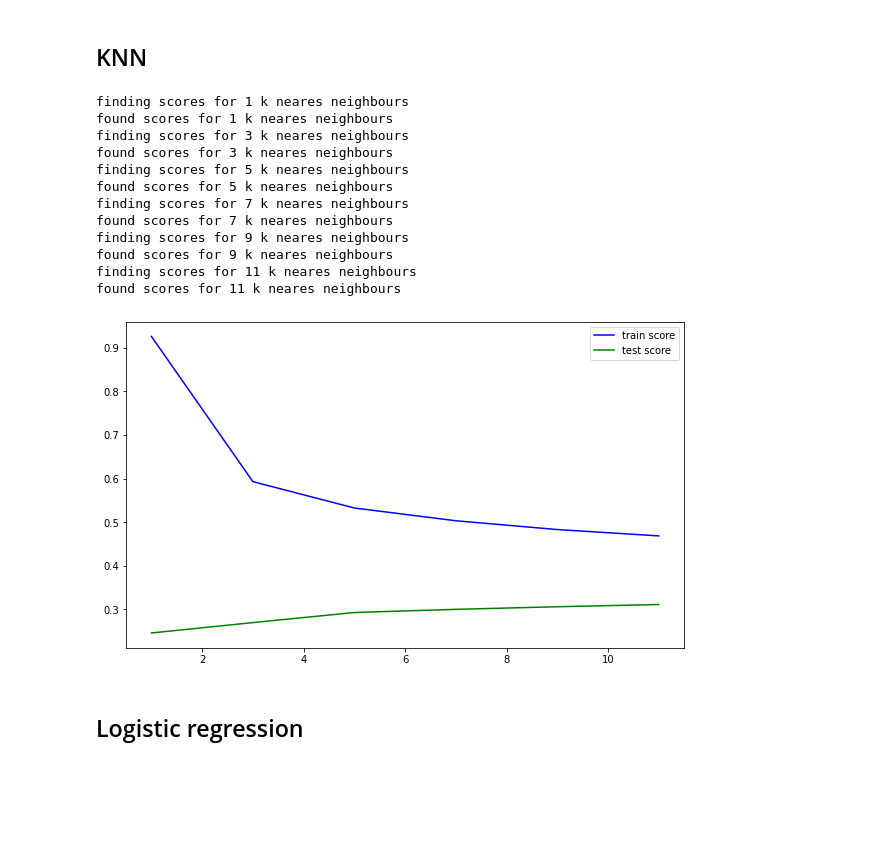
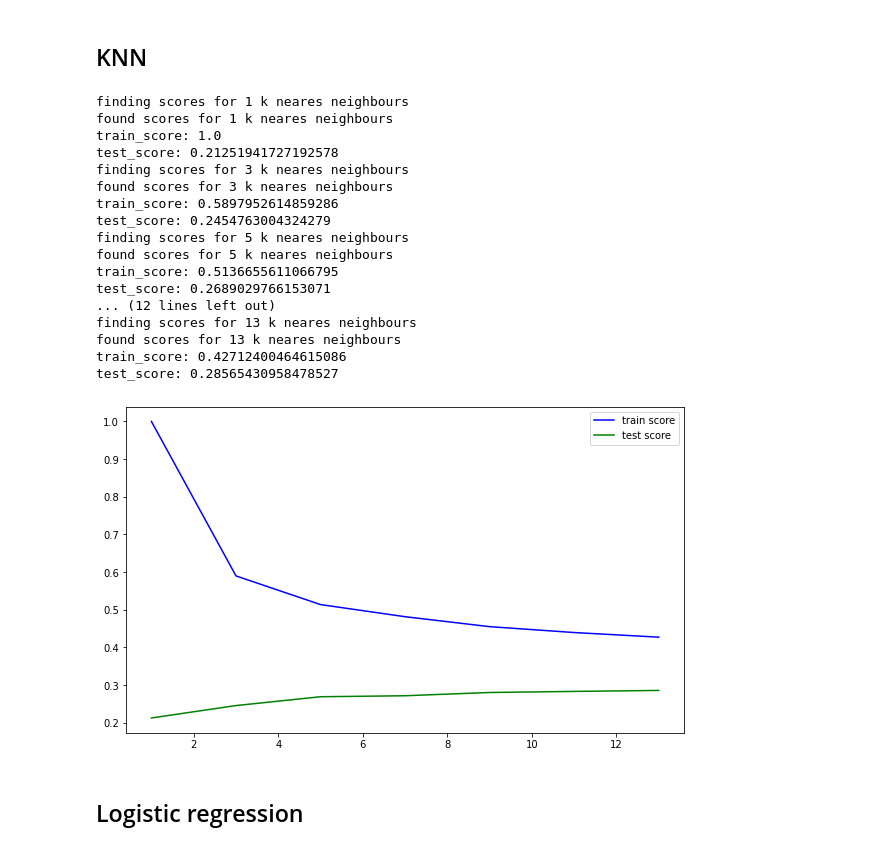
Before and after one commit to dundurlunka/ml-grand-slam, a Jupyter notebook: ml_grand_slam.ipynb, the cells around one changed output. Cells and saved outputs as stored; diff of their text form; code cells hidden in the pictures; blank space fills up the shorter version.

```diff
--- a/ml_grand_slam.ipynb
+++ b/ml_grand_slam.ipynb
@@ -176,7 +182,7 @@ from sklearn.compose import ColumnTransformer
 from sklearn.preprocessing import OneHotEncoder
 from sklearn.compose import make_column_transformer
 
-categorical_columns = ['Tournament', 'Surface', 'FullNameServer', 'PointsServer', 'PointsReturner', 'HandReturner']
+categorical_columns = ['Surface', 'FullNameServer', 'FullNameReturner', 'PointsServer', 'PointsReturner', 'HandReturner', 'Tournament']
 
 encoded_X = pd.get_dummies(X, columns=categorical_columns)
 # %%
@@ -186,11 +192,11 @@ encoded_X.to_csv('encoded_attributes.csv')
 # %%
 from sklearn.preprocessing import LabelEncoder
 le = LabelEncoder()
-y = le.fit_transform(y)
+encoded_y = le.fit_transform(y)
 # %% [markdown]
 ### Splitting into train test
 # %%
-X_train, X_test, y_train, y_test = train_test_split(encoded_X, y)
+X_train, X_test, y_train, y_test = train_test_split(encoded_X, encoded_y)
 # %% [markdown]
 ## KNN
 # %%
@@ -216,21 +222,26 @@ def plot_knn_scores(ks):
     plt.plot(ks, test_scores, color='green', label='test score')
     plt.legend()
 # %%
-plot_knn_scores(range(1, 13, 2))
+plot_knn_scores(range(1, 15, 2))
 # %% [output]
 finding scores for 1 k neares neighbours
 found scores for 1 k neares neighbours
+train_score: 1.0
+test_score: 0.21251941727192578
 finding scores for 3 k neares neighbours
 found scores for 3 k neares neighbours
+train_score: 0.5897952614859286
+test_score: 0.2454763004324279
 finding scores for 5 k neares neighbours
 found scores for 5 k neares neighbours
-finding scores for 7 k neares neighbours
-found scores for 7 k neares neighbours
-finding scores for 9 k neares neighbours
-found scores for 9 k neares neighbours
-finding scores for 11 k neares neighbours
-found scores for 11 k neares neighbours
+train_score: 0.5136655611066795
+test_score: 0.2689029766153071
+... (12 lines left out)
+finding scores for 13 k neares neighbours
+found scores for 13 k neares neighbours
+train_score: 0.42712400464615086
+test_score: 0.28565430958478527
-[figure, old version]
+[figure, new version]
 # %% [markdown]
 ## Logistic regression
 # %%
```
Also changed, not shown: parts of 7 cells of this notebook.
